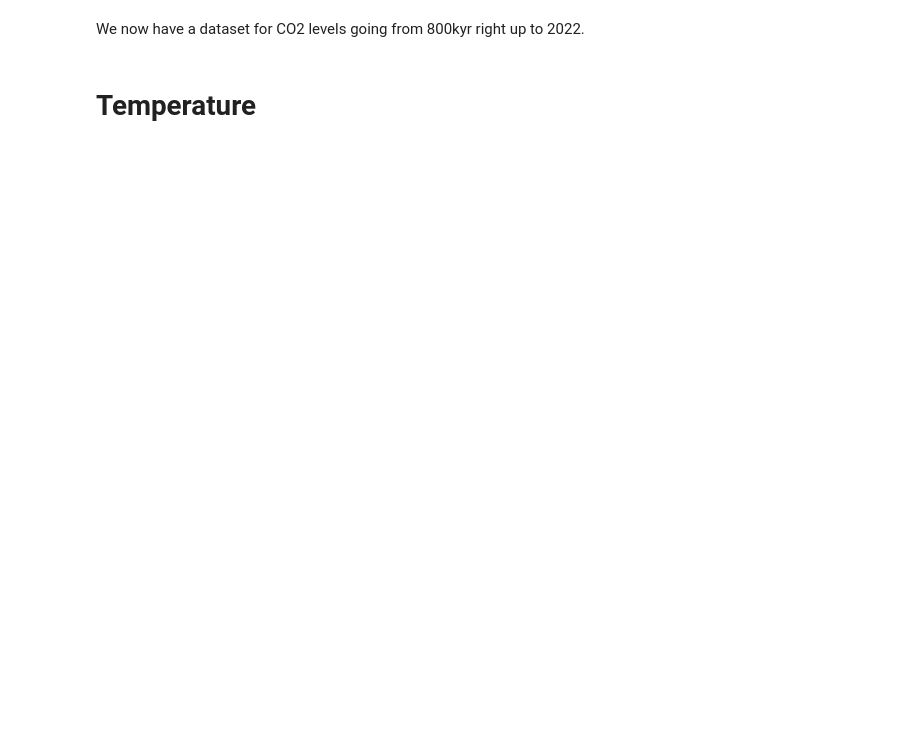
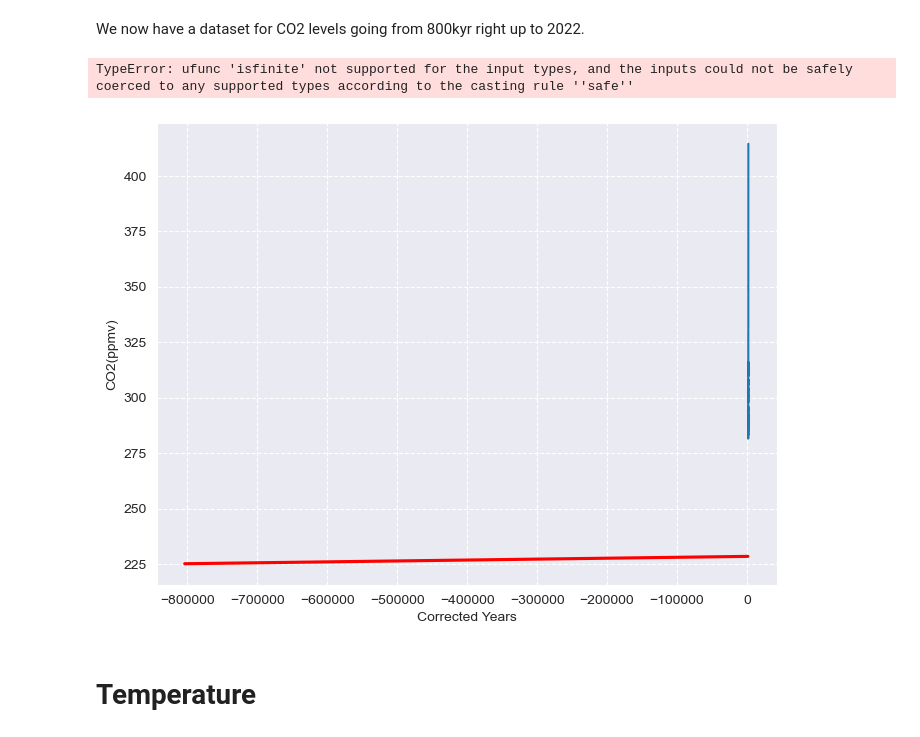
Before and after one commit to Kevin002023/PFDA--Climate-Project, a Jupyter notebook: PFDA-Project-2.ipynb, the cells around one changed output. Saved outputs shown, nothing was run; the diff lists cells and outputs as text; code cells hidden in the pictures; blank space fills up the shorter version.

Commit message:
comparing pre-inds to post inds

```diff
--- a/PFDA-Project-2.ipynb
+++ b/PFDA-Project-2.ipynb
@@ -236,5 +323,24 @@ plt.xlabel('Years, from 800kyr to 2022')
 # %% [markdown]
 We now have a dataset for CO2 levels going from 800kyr right up to 2022.
+# %%
+post_inds_rev=complete_co2.tail(182)
+pre_inds_rev = complete_co2.head(1700)
+pre_inds_rev.mean()
+
+plt.figure(figsize=(8, 6))  # Adjust the figure size if needed
+
+sns.lineplot(post_inds_rev, x = "Corrected Years", y = "CO2(ppmv)",)
+sns.set_style("darkgrid" , {"ytick.major.size": 10 , "ytick.minor.size": 2 , 'grid.linestyle': '--'})
+#plt.gca().invert_xaxis() # reversing x axis so 2023 is furthest to the right
+
+sns.regplot(x = pre_inds_rev['Corrected Years'], y = pre_inds_rev['CO2(ppmv)'], scatter=False, color='red', label='Trendline')
+
+plt.xlim(-800000, 0) # went to 10000 to allow us to see the values in the present day
+plt.ylabel('Atmospheric CO2 levels(ppm)')
+plt.xlabel('Years, from 800kyr to 2022')
+# %% [output]
+TypeError: ufunc 'isfinite' not supported for the input types, and the inputs could not be safely coerced to any supported types according to the casting rule ''safe''
+[figure, added]
 # %% [markdown]
 # Temperature
 # %%
```
Also changed, not shown: parts of 14 cells of this notebook.
